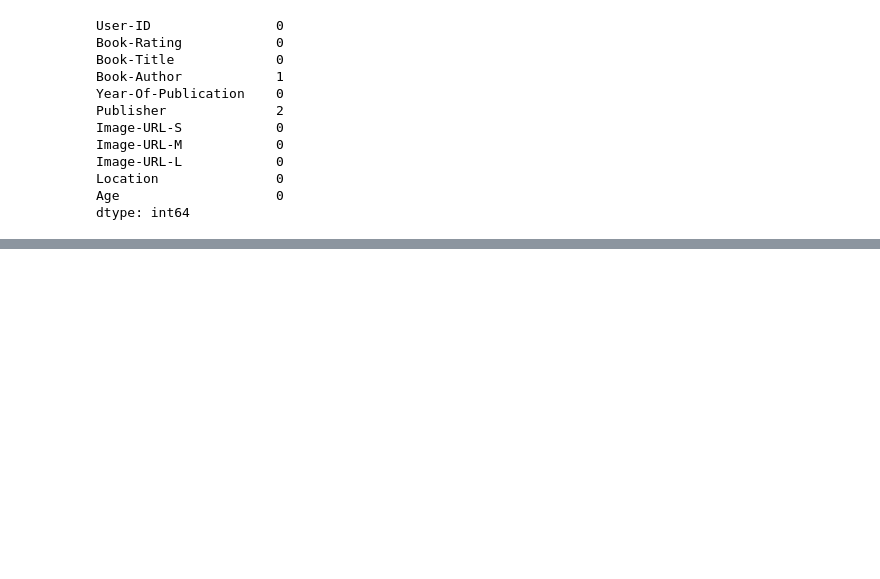
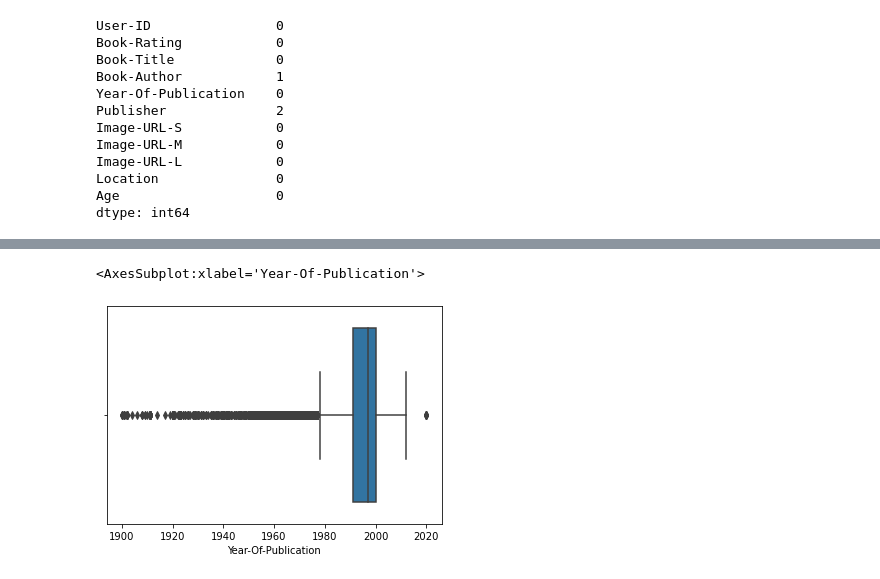
Before and after one commit to Rajatkumar0662/Data-Mining, a Jupyter notebook: script.ipynb, the cells around one changed output, grey strips where cells are left out. Saved outputs shown, nothing was run; the diff lists cells and outputs as text; code cells hidden in the pictures; blank space fills up the shorter version.

```diff
--- a/script.ipynb
+++ b/script.ipynb
@@ -130,0 +137,6 @@ dtype: int64
+# %%
+# Managing Outliers
+sns.boxplot(x=Result['Year-Of-Publication'])
+# %% [output]
+<AxesSubplot:xlabel='Year-Of-Publication'>
+[figure, added]
```
Also changed, not shown: parts of 36 cells of this notebook.
